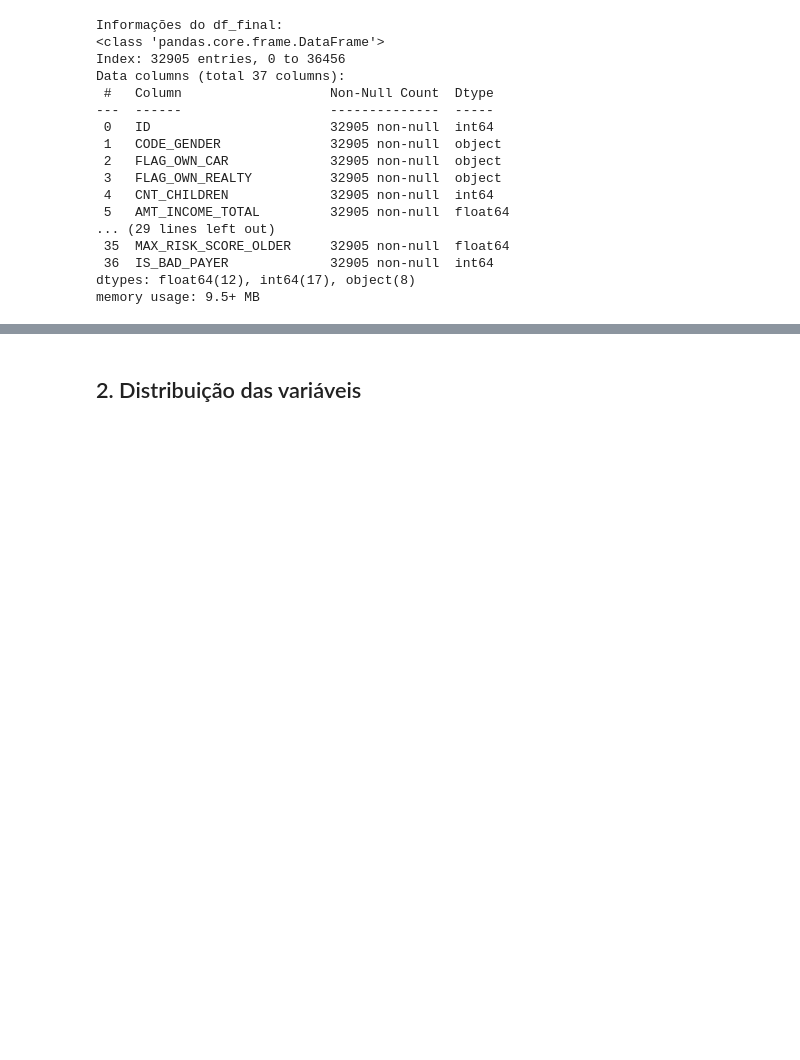
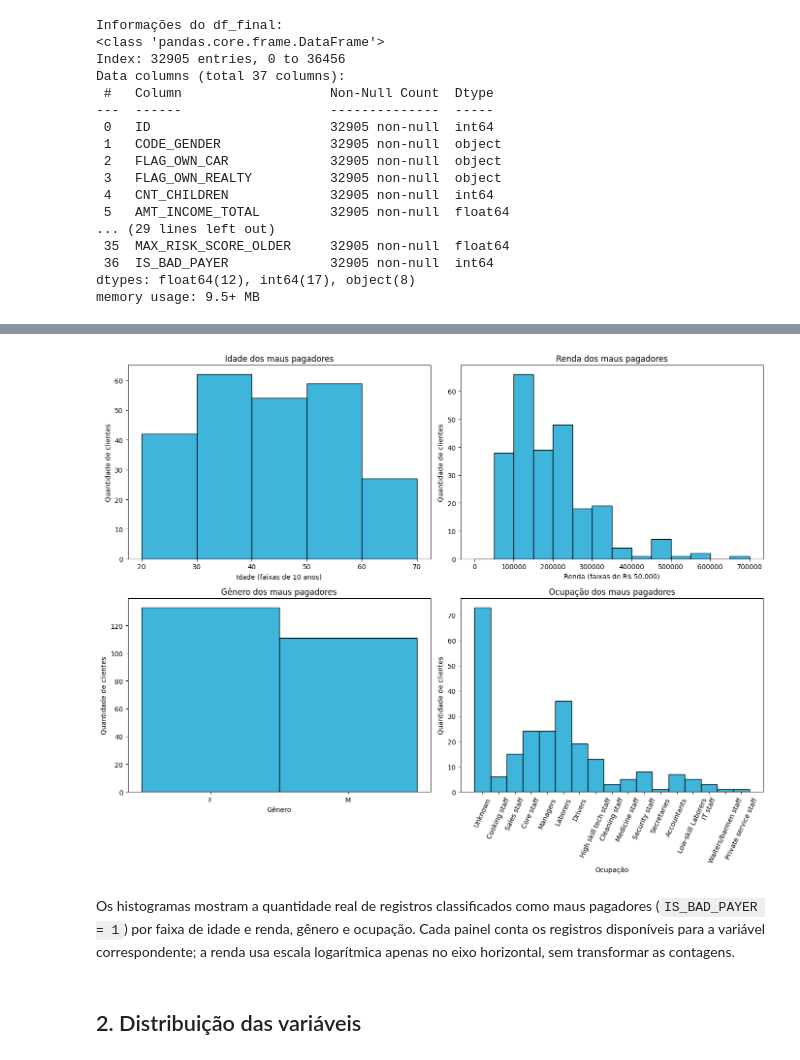
Before and after one commit to Ginkno/postech-tech-challenge-fase2-grupo1-12dtat, a Jupyter notebook: notebooks/ 01_eda.ipynb, the cells around one changed output, grey strips where cells are left out. Cells and saved outputs as stored; diff of their text form; code cells hidden in the pictures; blank space fills up the shorter version.

Commit message:
grafico de maus pagadores

```diff
--- a/notebooks/ 01_eda.ipynb
+++ b/notebooks/ 01_eda.ipynb
@@ -583,6 +580,78 @@ df_final.describe().T
 | STATUS_NO_CREDIT_OLDER | 32905.0 | 1.683027e+00 | 4.575394 | 0.0 | 0.0 | 0.0 | 1.0 | 49.0 |
 | MAX_RISK_SCORE_OLDER | 32905.0 | 3.174594e-01 | 1.424255 | -2.0 | -1.0 | 1.0 | 1.0 | 6.0 |
 | IS_BAD_PAYER | 32905.0 | 7.415286e-03 | 0.085793 | 0.0 | 0.0 | 0.0 | 0.0 | 1.0 |
+# %%
+# Histogramas dos maus pagadores com faixas fixas de idade e renda
+profile_plot = df_final.loc[
+    df_final[TARGET] == 1,
+    ["YEARS_BIRTH", "CODE_GENDER", "AMT_INCOME_TOTAL", "OCCUPATION_TYPE"],
+].copy()
+
+age_start = int(profile_plot["YEARS_BIRTH"].min() // 10 * 10)
+age_end = int(np.ceil(profile_plot["YEARS_BIRTH"].max() / 10) * 10)
+age_bins = np.arange(age_start, age_end + 10, 10)
+
+income_end = int(np.ceil(profile_plot["AMT_INCOME_TOTAL"].max() / 50000) * 50000)
+income_bins = np.arange(0, income_end + 50000, 50000)
+color="#009DCF"
+fig, axes = plt.subplots(2, 2, figsize=(14, 11))
+
+sns.histplot(
+    data=profile_plot,
+    x="YEARS_BIRTH",
+    bins=age_bins,
+    stat="count",
+    color=color,
+    ax=axes[0, 0],
+)
+axes[0, 0].set_title("Idade dos maus pagadores")
+axes[0, 0].set_xlabel("Idade (faixas de 10 anos)")
+axes[0, 0].set_ylabel("Quantidade de clientes")
+axes[0, 0].set_xticks(age_bins)
+
+sns.histplot(
+    data=profile_plot,
+    x="AMT_INCOME_TOTAL",
+    bins=income_bins,
+    stat="count",
+    color=color,
+    ax=axes[0, 1],
+)
+axes[0, 1].set_title("Renda dos maus pagadores")
+axes[0, 1].set_xlabel("Renda (faixas de R$ 50.000)")
+axes[0, 1].set_ylabel("Quantidade de clientes")
+
+sns.histplot(
+    data=profile_plot,
+    x="CODE_GENDER",
+    discrete=True,
+    stat="count",
+    color=color,
+    ax=axes[1, 0],
+)
+axes[1, 0].set_title("Gênero dos maus pagadores")
+axes[1, 0].set_xlabel("Gênero")
+axes[1, 0].set_ylabel("Quantidade de clientes")
+
+sns.histplot(
+    data=profile_plot,
+    x="OCCUPATION_TYPE",
+    discrete=True,
+    stat="count",
+    color=color,
+    ax=axes[1, 1],
+)
+axes[1, 1].set_title("Ocupação dos maus pagadores")
+axes[1, 1].set_xlabel("Ocupação")
+axes[1, 1].set_ylabel("Quantidade de clientes")
+axes[1, 1].tick_params(axis="x", rotation=65)
+
+plt.tight_layout()
+plt.show()
+# %% [output]
+[figure, added]
+# %% [markdown]
+Os histogramas mostram a quantidade real de registros classificados como maus pagadores (`IS_BAD_PAYER = 1`) por faixa de idade e renda, gênero e ocupação. Cada painel conta os registros disponíveis para a variável correspondente; a renda usa escala logarítmica apenas no eixo horizontal, sem transformar as contagens.
 # %% [markdown]
 ## 2. Distribuição das variáveis
 # %%
```
Also changed, not shown: parts of 12 cells of this notebook, 3 other files.
